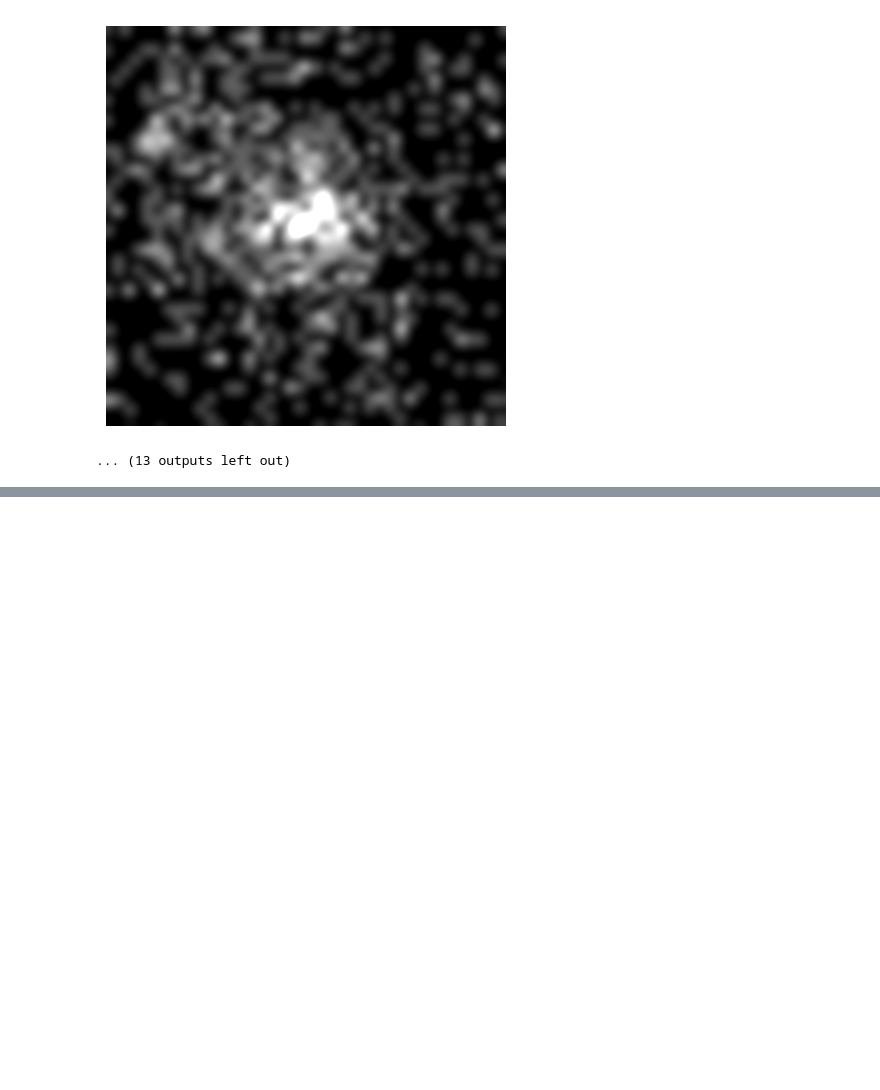
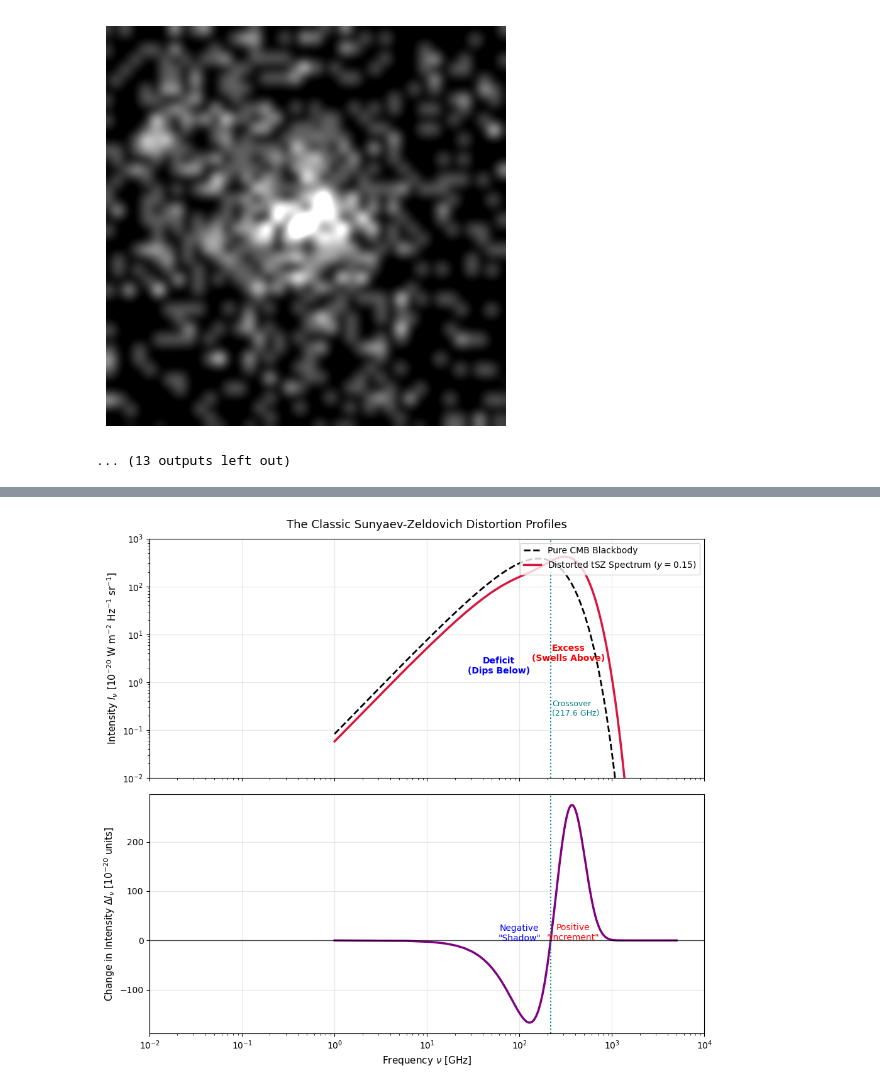
Before and after one commit to fritzali/notes, a Jupyter notebook: MASS/Spectroscopy/query.ipynb, the cells around one changed output, grey strips where cells are left out. Saved outputs shown, nothing was run; the diff lists cells and outputs as text; code cells hidden in the pictures; blank space fills up the shorter version.

```diff
--- a/MASS/Spectroscopy/query.ipynb
+++ b/MASS/Spectroscopy/query.ipynb
@@ -610,0 +681,76 @@ blurred xray image after stretch:
+# %%
+import numpy as np
+import matplotlib.pyplot as plt
+
+plt.rcdefaults()
+
+# ==========================================
+# 1. PHYSICAL CONSTANTS (SI Units)
+# ==========================================
+h = 6.62607015e-34  # Planck constant (J s)
+c = 2.99792458e8    # Speed of light (m/s)
+kB = 1.380649e-23   # Boltzmann constant (J/K)
+T_cmb = 2.7255      # Precise ambient CMB temperature (K)
+
+# ==========================================
+# 2. FREQUENCY SETUP & SPECTRAL CALCULATION
+# ==========================================
+# Linear spacing from 0 to 600 GHz captures the entire distortion perfectly
+nu = np.linspace(1e9, 5e12, 1000)
+x = (h * nu) / (kB * T_cmb)
+
+# Calculate Unperturbed Planck Intensity I_nu
+I_nu = (2 * h * nu**3) / (c**2 * (np.exp(x) - 1))
+
+# Set an ultra-exaggerated Compton y-parameter (e.g., 0.15)
+# This makes the structural "bend" and peak-shift instantly obvious to the eye
+y = 0.15
+
+# Calculate the tSZ spectral distortion components
+fx = (x * np.exp(x) / (np.exp(x) - 1)**2) * (x * (np.exp(x) + 1) / (np.exp(x) - 1) - 4)
+Delta_I_nu = y * (2 * h * nu**3 / c**2) * fx
+I_distorted = I_nu + Delta_I_nu
+
+null_freq_ghz = 217.6
+
+# ==========================================
+# 3. THE TEXTBOOK LINEAR VISUALIZATION
+# ==========================================
+fig, (ax1, ax2) = plt.subplots(2, 1, figsize=(10, 9), sharex=True)
+
+# --- PANEL 1: Absolute Intensity (The Peak Shift & Crossover) ---
+ax1.plot(nu / 1e9, I_nu * 1e20, label='Pure CMB Blackbody', color='black', lw=2, linestyle='--')
+ax1.plot(nu / 1e9, I_distorted * 1e20, label=f'Distorted tSZ Spectrum ($y = {y}$)', color='crimson', lw=2.5)
+ax1.axvline(x=null_freq_ghz, color='teal', linestyle=':', lw=1.5)
+
+ax1.set_ylabel('Intensity $I_\\nu$ [$10^{-20}$ W m$^{-2}$ Hz$^{-1}$ sr$^{-1}$]', fontsize=11)
+ax1.set_title('The Classic Sunyaev-Zeldovich Distortion Profiles', fontsize=13, pad=12)
+ax1.grid(True, alpha=0.3)
+ax1.legend(loc='upper right', fontsize=10)
+
+# Annotate Panel 1
+ax1.text(60, 1.5, 'Deficit\n(Dips Below)', color='blue', ha='center', weight='bold')
+ax1.text(340, 2.8, 'Excess\n(Swells Above)', color='red', ha='center', weight='bold')
+ax1.text(null_freq_ghz + 8, 0.2, f'Crossover\n({null_freq_ghz} GHz)', color='teal', fontsize=9)
+
+# --- PANEL 2: Delta Intensity (The Infamous Dip & Bump Curve) ---
+ax2.plot(nu / 1e9, Delta_I_nu * 1e20, color='purple', lw=2.5, label='$\Delta I_\\nu$ (SZ Kinetic/Thermal Shift)')
+ax2.axhline(y=0, color='black', lw=1, alpha=0.7)
+ax2.axvline(x=null_freq_ghz, color='teal', linestyle=':', lw=1.5)
+
+ax2.set_xlabel('Frequency $\\nu$ [GHz]', fontsize=11)
+ax2.set_ylabel('Change in Intensity $\Delta I_\\nu$ [$10^{-20}$ units]', fontsize=11)
+ax2.grid(True, alpha=0.3)
+
+# Annotate Panel 2
+ax2.text(100, -0.6, 'Negative\n"Shadow"', color='blue', ha='center')
+ax2.text(380, 0.7, 'Positive\n"Increment"', color='red', ha='center')
+
+ax1.set_xlim(1e-2, 1e4)
+ax1.set_ylim(1e-2, 1e3)
+ax1.set_yscale('log')
+ax1.set_xscale('log')
+plt.tight_layout()
+plt.show()
+# %% [output]
+[figure, added]
```
Also changed, not shown: parts of 3 cells of this notebook, 6 other files.
